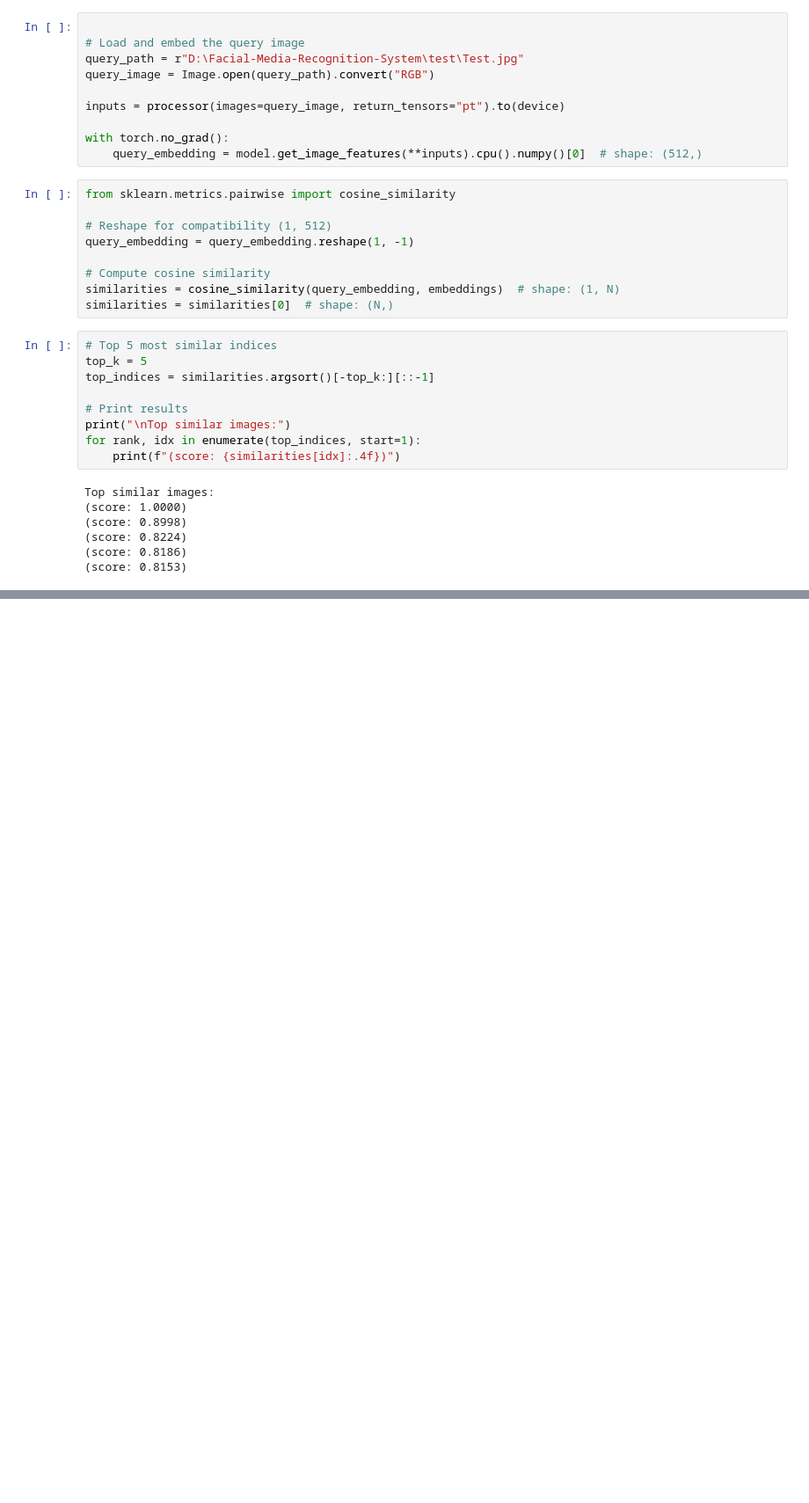
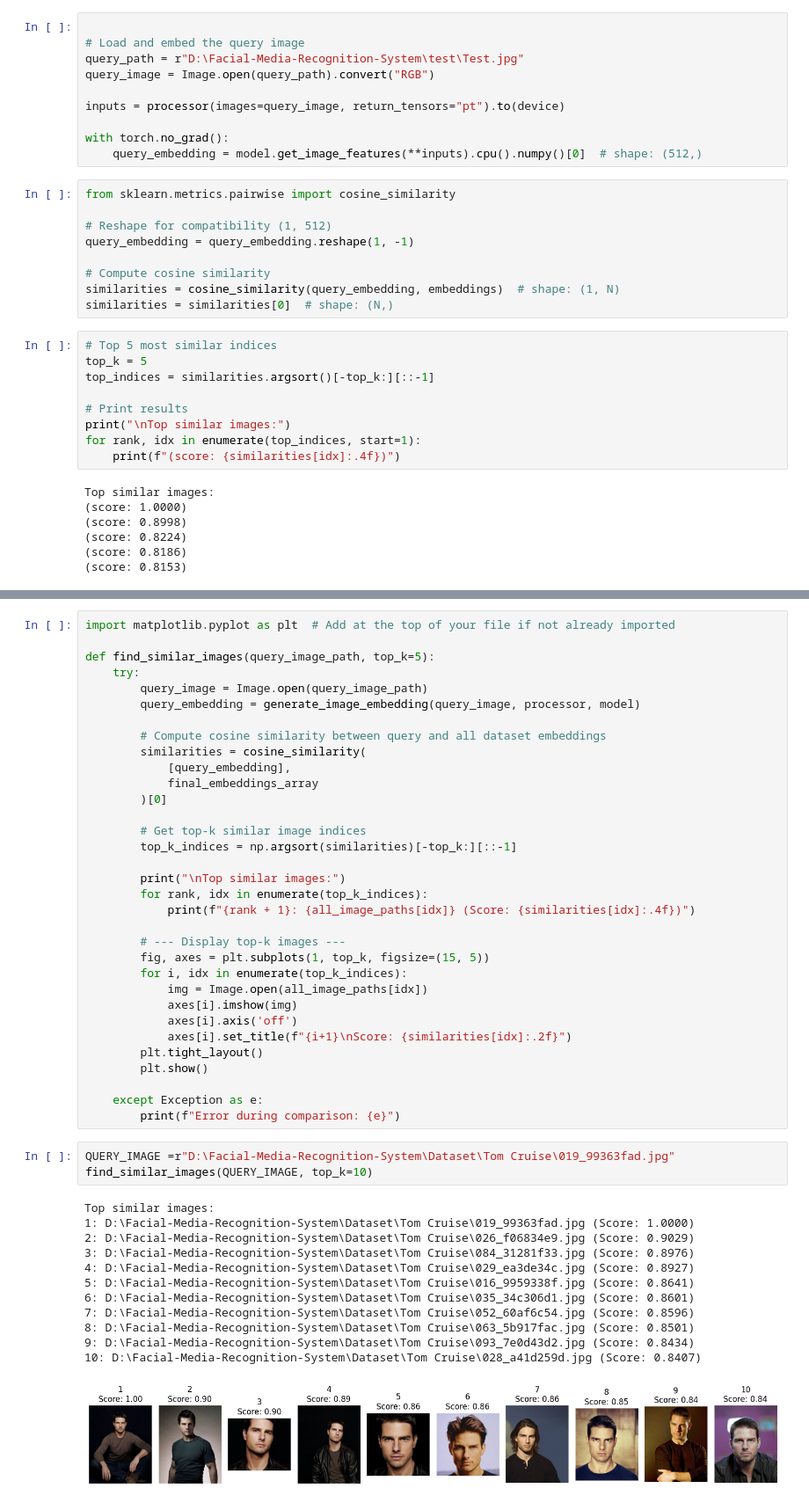
Before and after one commit to Contra-BlackFlag/Facial-Media-Recognition-System, a Jupyter notebook: Model.ipynb, the cells around one changed output, grey strips where cells are left out. Shown: that part at 88% size. Drawn from its saved outputs; the diff is of its cells as text; blank space fills up the shorter version.

```diff
--- a/Model.ipynb
+++ b/Model.ipynb
@@ -309,0 +301,49 @@ IndexError: string index out of range
+# %%
+import matplotlib.pyplot as plt  # Add at the top of your file if not already imported
+
+def find_similar_images(query_image_path, top_k=5):
+    try:
+        query_image = Image.open(query_image_path)
+        query_embedding = generate_image_embedding(query_image, processor, model)
+
+        # Compute cosine similarity between query and all dataset embeddings
+        similarities = cosine_similarity(
+            [query_embedding],
+            final_embeddings_array
+        )[0]
+
+        # Get top-k similar image indices
+        top_k_indices = np.argsort(similarities)[-top_k:][::-1]
+
+        print("\nTop similar images:")
+        for rank, idx in enumerate(top_k_indices):
+            print(f"{rank + 1}: {all_image_paths[idx]} (Score: {similarities[idx]:.4f})")
+
+        # --- Display top-k images ---
+        fig, axes = plt.subplots(1, top_k, figsize=(15, 5))
+        for i, idx in enumerate(top_k_indices):
+            img = Image.open(all_image_paths[idx])
+            axes[i].imshow(img)
+            axes[i].axis('off')
+            axes[i].set_title(f"{i+1}\nScore: {similarities[idx]:.2f}")
+        plt.tight_layout()
+        plt.show()
+
+    except Exception as e:
+        print(f"Error during comparison: {e}")
+# %%
+QUERY_IMAGE =r"D:\Facial-Media-Recognition-System\Dataset\Tom Cruise\019_99363fad.jpg"
+find_similar_images(QUERY_IMAGE, top_k=10)
+# %% [output]
+Top similar images:
+1: D:\Facial-Media-Recognition-System\Dataset\Tom Cruise\019_99363fad.jpg (Score: 1.0000)
+2: D:\Facial-Media-Recognition-System\Dataset\Tom Cruise\026_f06834e9.jpg (Score: 0.9029)
+3: D:\Facial-Media-Recognition-System\Dataset\Tom Cruise\084_31281f33.jpg (Score: 0.8976)
+4: D:\Facial-Media-Recognition-System\Dataset\Tom Cruise\029_ea3de34c.jpg (Score: 0.8927)
+5: D:\Facial-Media-Recognition-System\Dataset\Tom Cruise\016_9959338f.jpg (Score: 0.8641)
+6: D:\Facial-Media-Recognition-System\Dataset\Tom Cruise\035_34c306d1.jpg (Score: 0.8601)
+7: D:\Facial-Media-Recognition-System\Dataset\Tom Cruise\052_60af6c54.jpg (Score: 0.8596)
+8: D:\Facial-Media-Recognition-System\Dataset\Tom Cruise\063_5b917fac.jpg (Score: 0.8501)
+9: D:\Facial-Media-Recognition-System\Dataset\Tom Cruise\093_7e0d43d2.jpg (Score: 0.8434)
+10: D:\Facial-Media-Recognition-System\Dataset\Tom Cruise\028_a41d259d.jpg (Score: 0.8407)
+[figure, added]
```
Also changed, not shown: parts of 5 cells of this notebook.
